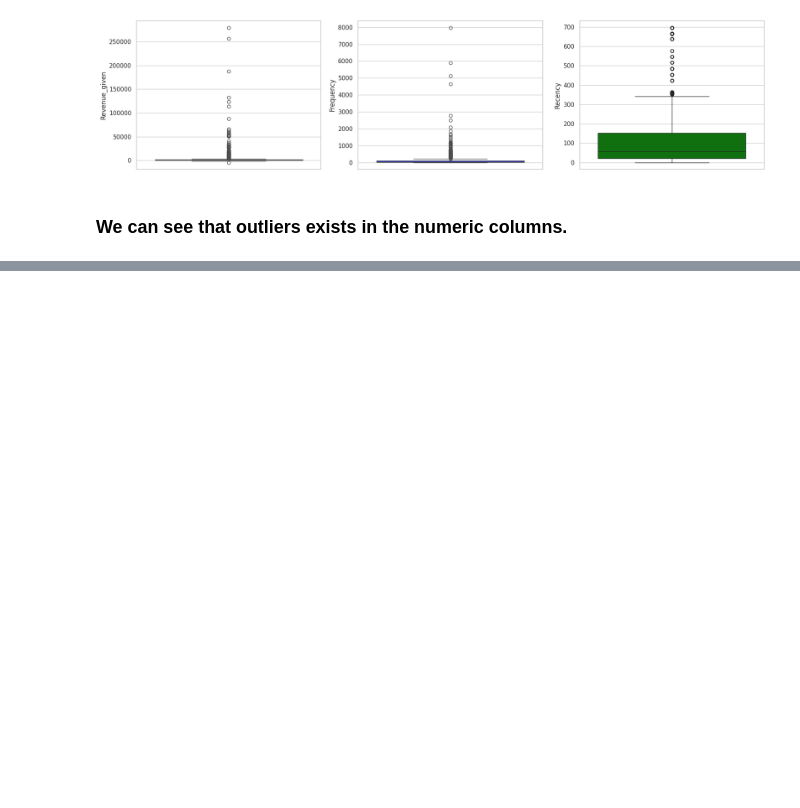
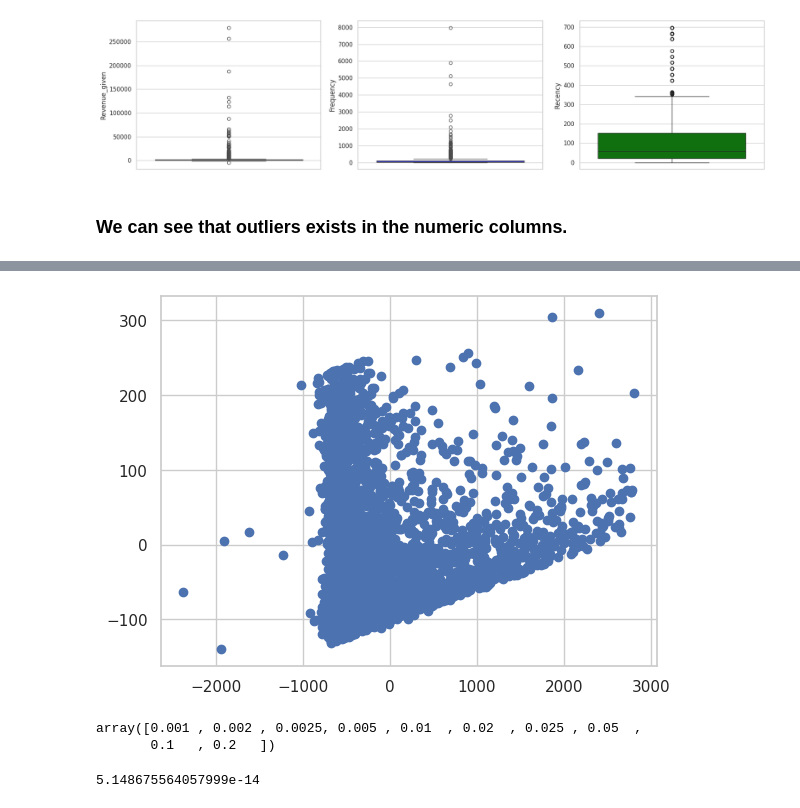
Before and after one commit to Neloy-Barman/Customer-Purchase-Behavior-Prediction-, a Jupyter notebook: notebooks/eda_&_visualization.ipynb, the cells around one changed output, grey strips where cells are left out. Drawn from its saved outputs; the diff is of its cells as text; code cells hidden in the pictures; blank space fills up the shorter version.

Commit message:
model training and testing notebook added

```diff
--- a/notebooks/eda_&_visualization.ipynb
+++ b/notebooks/eda_&_visualization.ipynb
@@ -122,0 +153,3 @@ plt.show()
+# %%
+x = df.drop(["CustomerID"], axis=1)
+x = x.sample(frac=1, random_state = 42).reset_index(drop=True)
@@ -122,0 +158,3 @@ plt.show()
+# %%
+x_train, x_test = train_test_split(x, train_size = 0.8, stratify=df["United Kingdom or Not"])
+x_train.shape, x_test.shape
@@ -122,0 +166,3 @@ plt.show()
+# %%
+train_features = x_train
+test_features = x_test
@@ -122,0 +181,8 @@ plt.show()
+# %%
+x1 = [train_features[i][0] for i in range(len(train_features))]
+x2 = [train_features[i][1] for i in range(len(train_features))]
+# %%
+plt.scatter(x1, x2)
+plt.show()
+# %% [output]
+[figure, added]
@@ -122,0 +217,9 @@ plt.show()
+# %%
+np.empty(10)
+# %% [output]
+array([0.001 , 0.002 , 0.0025, 0.005 , 0.01  , 0.02  , 0.025 , 0.05  ,
+       0.1   , 0.2   ])
+# %%
+np.mean(train_features)
+# %% [output]
+5.148675564057999e-14
```
Also changed, not shown: parts of 57 cells of this notebook, 2 other files.
